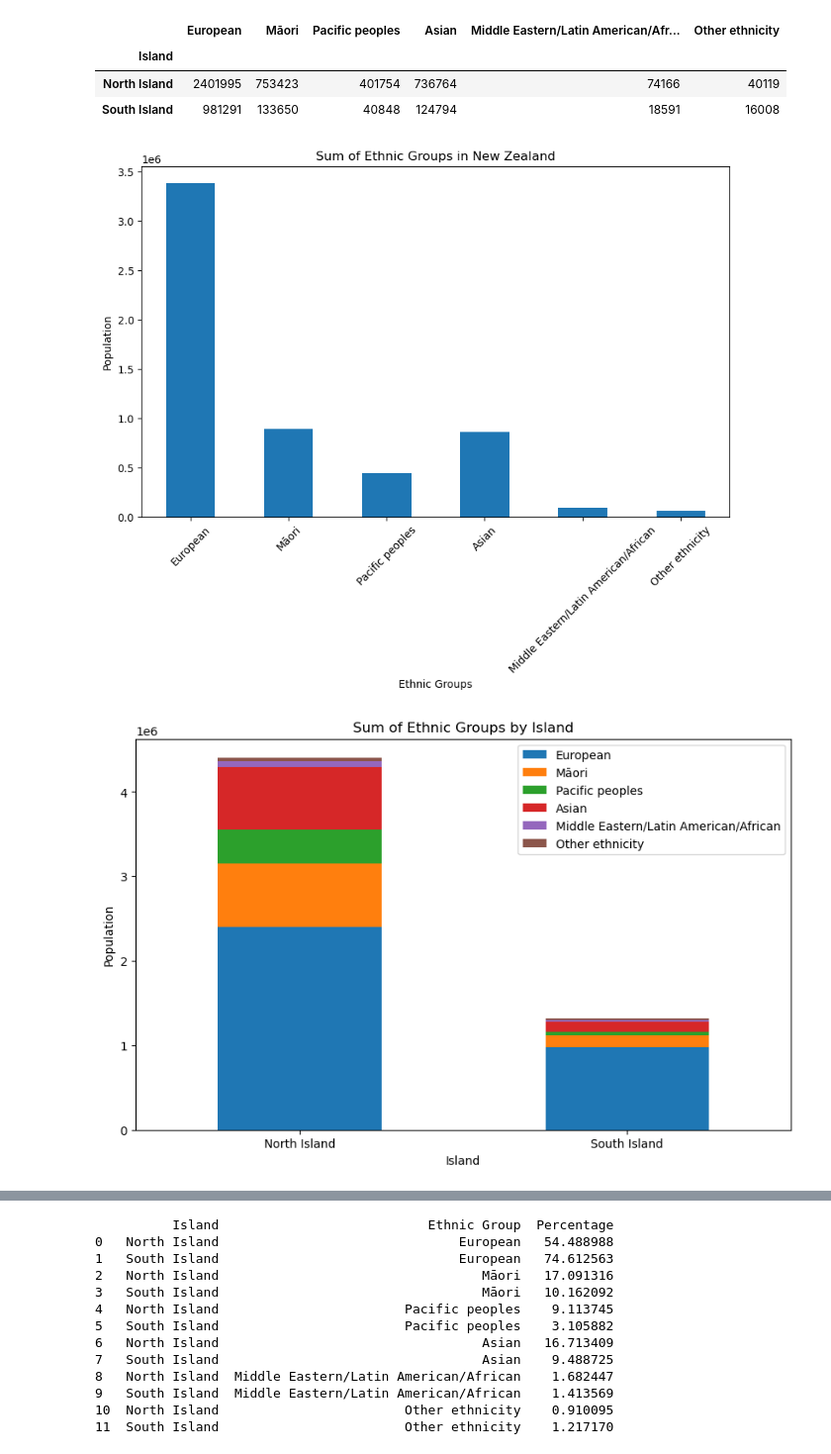
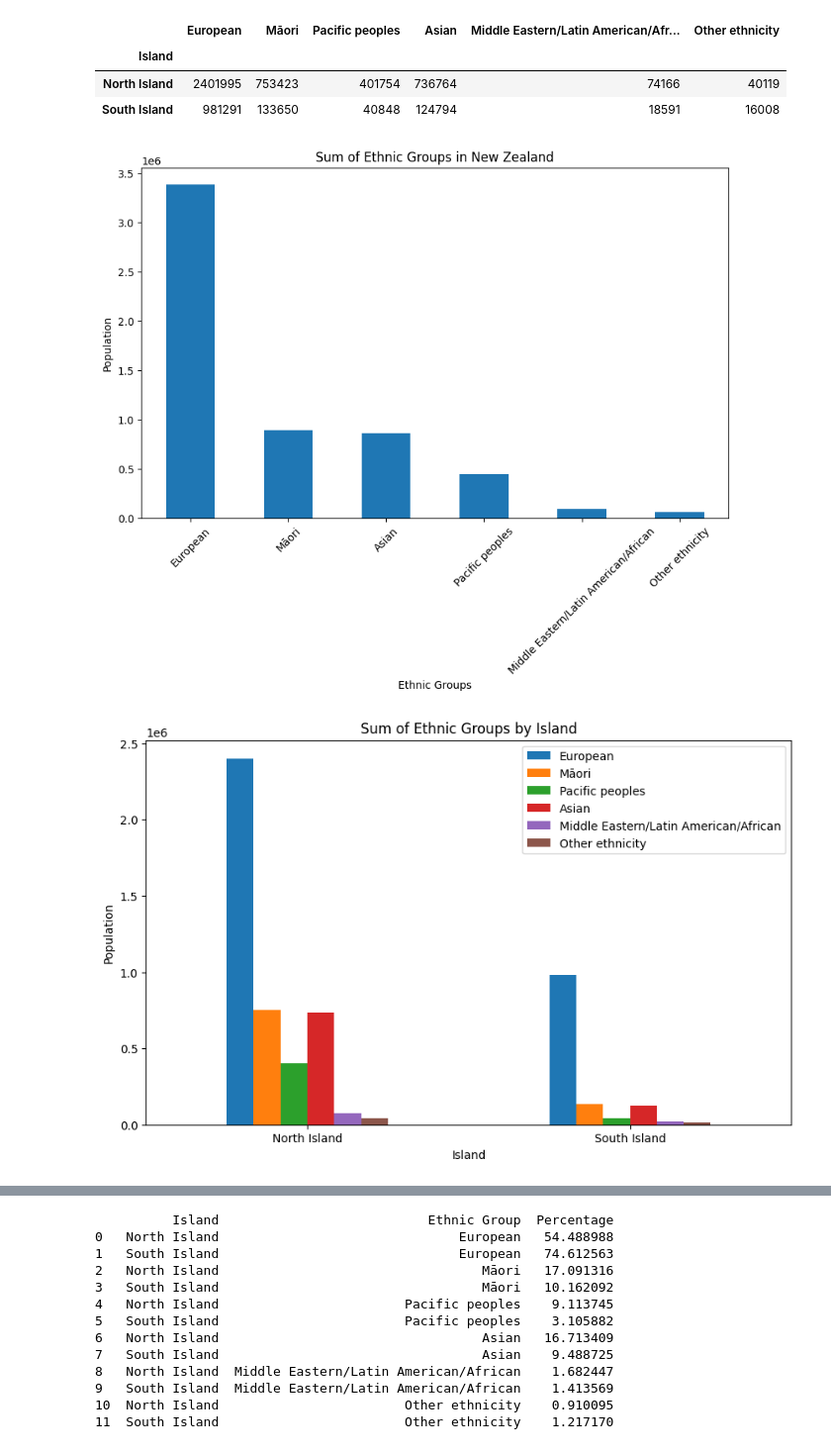
Before and after one commit to dataandcrowd/GISCI343, a Jupyter notebook: labs/lab3.ipynb, the cells around one changed output, grey strips where cells are left out. Shown: that part at 99% size. Cells and saved outputs as stored; diff of their text form; code cells hidden in the pictures.

```diff
--- a/labs/lab3.ipynb
+++ b/labs/lab3.ipynb
@@ -217,27 +217,39 @@ import matplotlib.pyplot as plt
 ethnic_group_sums = pop23[['European', 'Māori', 'Pacific peoples', 'Asian',
                                  'Middle Eastern/Latin American/African', 'Other ethnicity']].sum()
 
+# Sort the sums in descending order
+sorted_ethnic_group_sums = ethnic_group_sums.sort_values(ascending=False)
+
 # Plotting the sum of each ethnic group
-ethnic_group_sums.plot(kind='bar', figsize=(10, 6), title='Sum of Ethnic Groups in New Zealand')
+sorted_ethnic_group_sums.plot(kind='bar', figsize=(10, 6), title='Sum of Ethnic Groups in New Zealand')
 plt.xlabel('Ethnic Groups')
 plt.ylabel('Population')
 plt.xticks(rotation=45)
 plt.show()
 # %% [output]
-[figure, old version]
+[figure, new version]
 # %%
 # Group by Island and sum the ethnic groups
 grouped_by_island = pop23.groupby('Island')[['European', 'Māori', 'Pacific peoples', 'Asian',
                                                    'Middle Eastern/Latin American/African', 'Other ethnicity']].sum()
 # %%
+# Add a total population column
+grouped_by_island['Total Population'] = grouped_by_island.sum(axis=1)
+
+# Sort by the total population column
+grouped_by_island_sorted = grouped_by_island.sort_values(by='Total Population', ascending=False)
+
+# Drop the total population column before plotting
+grouped_by_island_sorted.drop(columns='Total Population', inplace=True)
+
 # Plotting the sum of ethnic groups by island
-grouped_by_island.plot(kind='bar', stacked=True, figsize=(10, 6), title='Sum of Ethnic Groups by Island')
+ax = grouped_by_island_sorted.plot(kind='bar', stacked=False, figsize=(10, 6), title='Sum of Ethnic Groups by Island')
 plt.xlabel('Island')
 plt.ylabel('Population')
 plt.xticks(rotation=0)
 plt.show()
 # %% [output]
-[figure, old version]
+[figure, new version]
 # %%
 grouped_by_island_percentage = grouped_by_island.div(grouped_by_island.sum(axis=1), axis=0) * 100
 # %%
```
Also changed, not shown: parts of 1 cell of this notebook.
